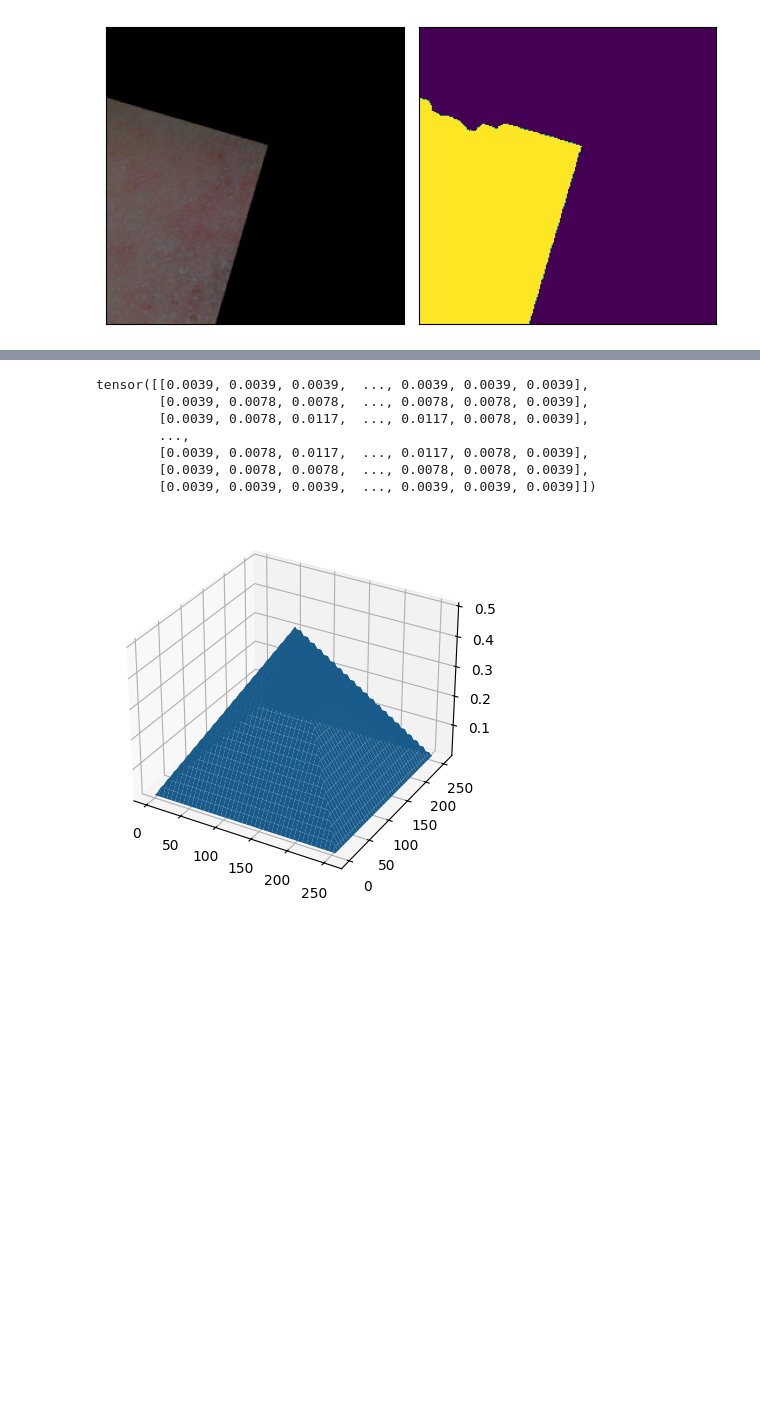
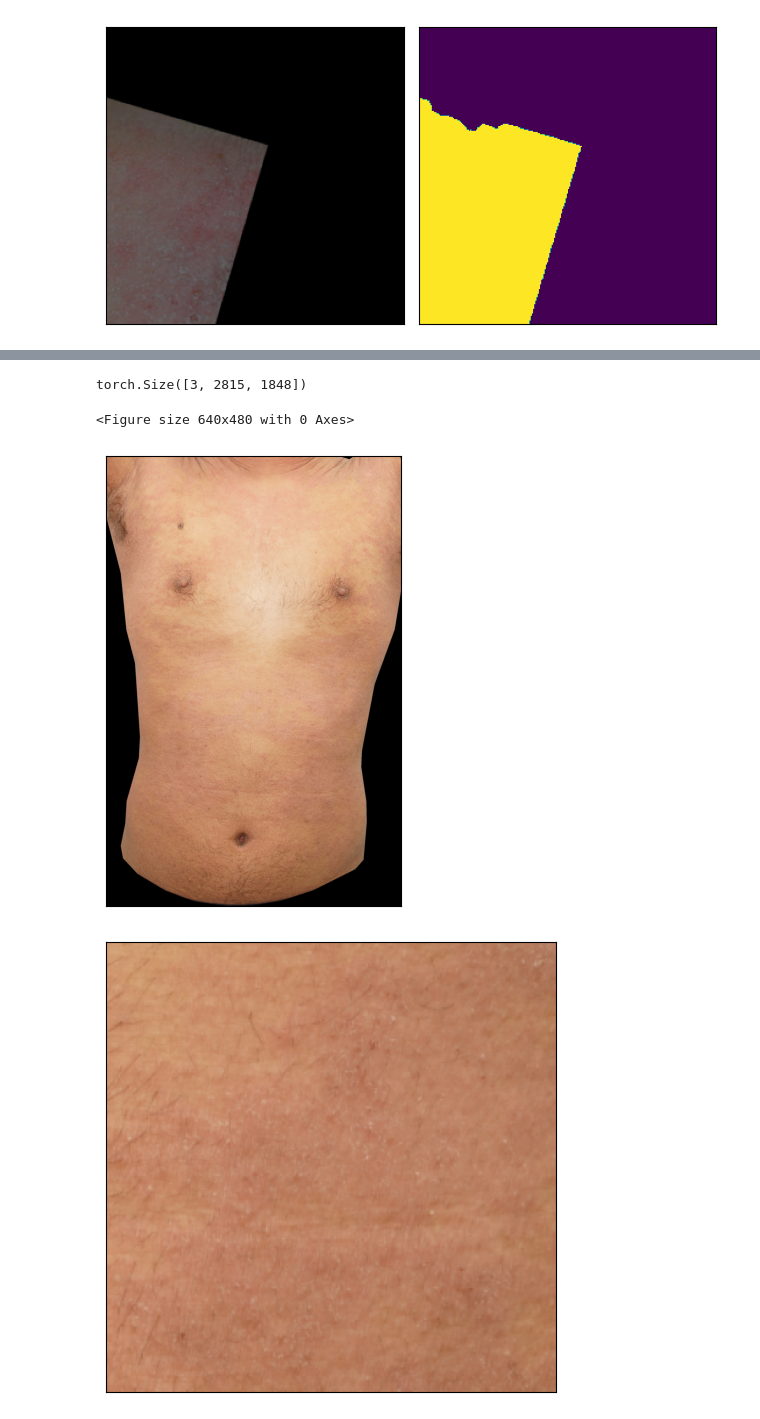
Before and after one commit to nistring/AI-EASI-evaluation, a Jupyter notebook: vis_aug.ipynb, the cells around one changed output, grey strips where cells are left out. Drawn from its saved outputs; the diff is of its cells as text; code cells hidden in the pictures; blank space fills up the shorter version.

```diff
--- a/vis_aug.ipynb
+++ b/vis_aug.ipynb
@@ -58,18 +57,18 @@ train_transforms = v2.Compose(
 
 wholebody_train_transforms = v2.Compose(
     [
-        v2.RandomHorizontalFlip(),
-        v2.RandomPerspective(),
-        v2.RandomRotation(180),
+        # v2.RandomHorizontalFlip(),
+        # v2.RandomPerspective(),
+        # v2.RandomRotation(180),
         CustomCrop((256, 512)),
         v2.Resize((256, 256), antialias=True),
-        v2.ColorJitter(brightness=0.2, contrast=0.2, saturation=0.2, hue=0.05),
+        # v2.ColorJitter(brightness=0.2, contrast=0.2, saturation=0.2, hue=0.05),
     ]
 )
 
 img = read_image("data/'19/images/Int. (SNU)/0044.jpg")
 mask = read_image("data/'19/labels/Int. (SNU)/동현/0044.png", ImageReadMode.GRAY)
-wb = read_image("data/'20 Int. (SNU-adult)/images/NL/DSC00669.png")
+wb = read_image("data/'20 Int. (SNU-adult)/images/NL/DSC00213.png")
 print(f"{type(img) = }, {img.dtype = }, {img.shape = }")
 print(f"{type(wb) = }, {wb.dtype = }, {wb.shape = }")
 # %% [output]
@@ -91,7 +90,3 @@ for i in range(5):
 [figure]
 [figure]
 [figure]
-# %%
-plot([wb])
-for i in range(4):
-    plot(wholebody_train_transforms(wb))
@@ -104,23 +93,12 @@ for i in range(4):
-# %%
-import matplotlib.pyplot as plt
-import torch
-xs = torch.cat([torch.arange(1, 129), torch.arange(128, 0, -1)]) / 128
-ys = torch.cat([torch.arange(1, 129), torch.arange(128, 0, -1)]) / 128
-x, y = torch.meshgrid(xs, ys, indexing='xy')
-z = torch.min(torch.stack([x, y]), 0)[0]
-ax = plt.axes(projection='3d')
-x = torch.arange(256)
-y = torch.arange(256)
-x, y = torch.meshgrid(x, y, indexing='xy')
-print(z)
-ax.plot_surface(x.numpy(), y.numpy(), z.numpy())
-plt.show()
-# %% [output]
-tensor([[0.0039, 0.0039, 0.0039,  ..., 0.0039, 0.0039, 0.0039],
-        [0.0039, 0.0078, 0.0078,  ..., 0.0078, 0.0078, 0.0039],
-        [0.0039, 0.0078, 0.0117,  ..., 0.0117, 0.0078, 0.0039],
-        ...,
-        [0.0039, 0.0078, 0.0117,  ..., 0.0117, 0.0078, 0.0039],
-        [0.0039, 0.0078, 0.0078,  ..., 0.0078, 0.0078, 0.0039],
-        [0.0039, 0.0039, 0.0039,  ..., 0.0039, 0.0039, 0.0039]])
-[figure, removed]
+# %%
+plot([wb])
+for i in range(1):
+    imgs = wholebody_train_transforms(wb)
+    for j in range(len(imgs)):
+        plot([imgs[j]])
+        plt.savefig(f"figure/wholebodycrop_{j}.jpg")
+# %% [output]
+torch.Size([3, 2815, 1848])
+<Figure size 640x480 with 0 Axes>
+[figure, added]
+[figure, added]
```
Also changed, not shown: parts of 10 cells of this notebook, 14 other files.
